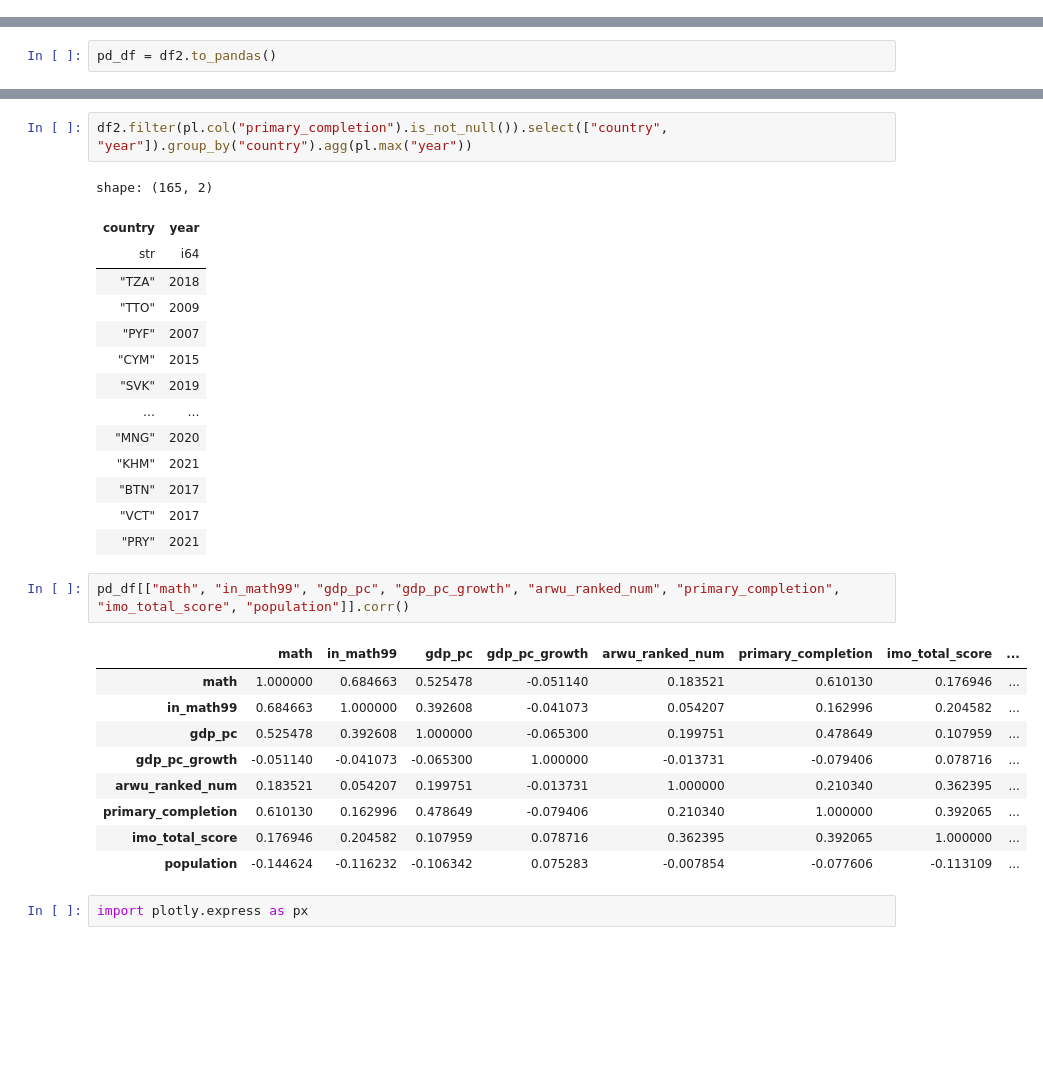
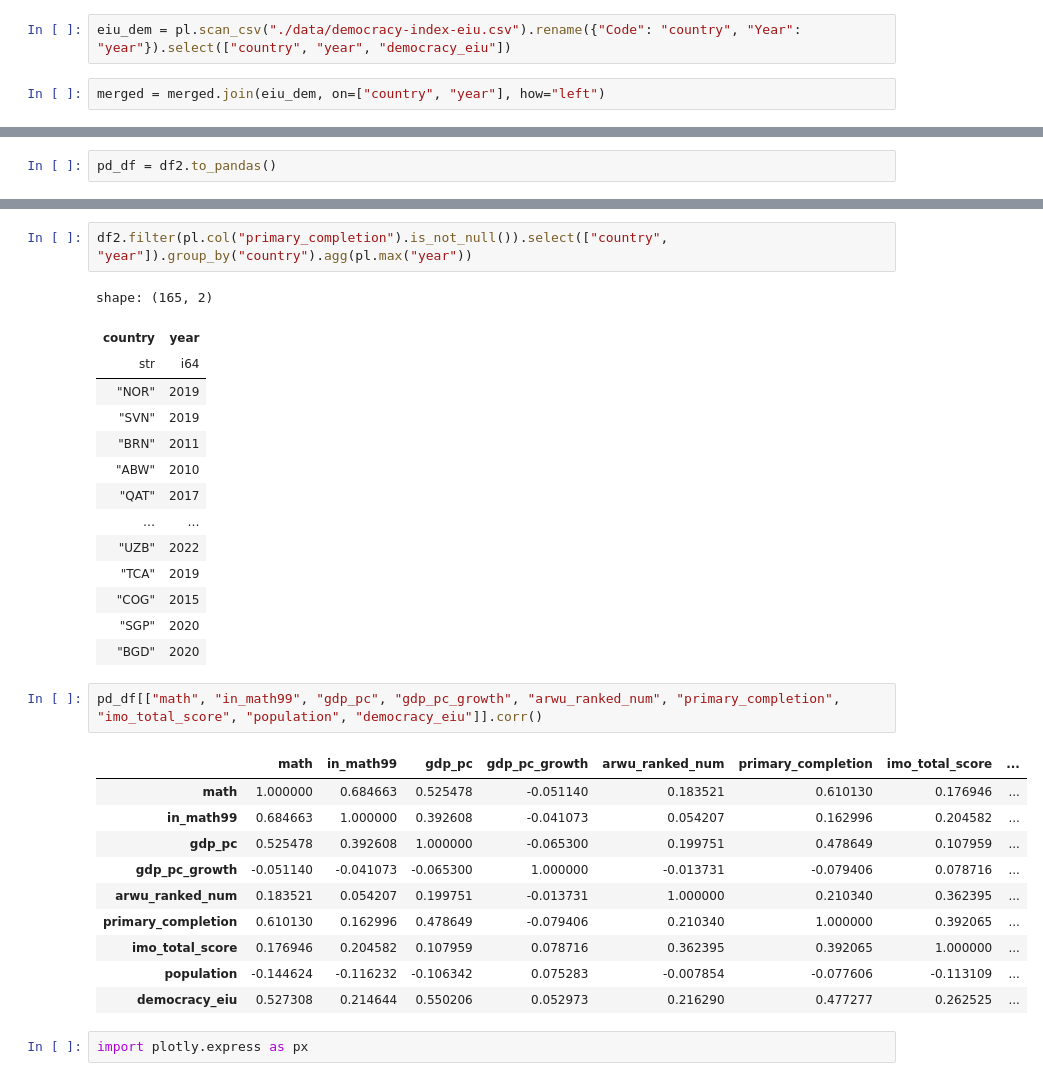
Before and after one commit to jamesxu123/econ442, a Jupyter notebook: old_explore.ipynb, the cells around one changed output, grey strips where cells are left out. Drawn from its saved outputs; the diff is of its cells as text; blank space fills up the shorter version.

```diff
--- a/old_explore.ipynb
+++ b/old_explore.ipynb
@@ -41,6 +41,10 @@ merged = merged.join(q, on=["country", "year"], how="left").with_columns(pl.col(
 imo_df = pl.scan_parquet("./data/imo_00_23.parquet").select(["code", "total", "year"]).rename({"code": "country", "total": "imo_total_score"})
 # %%
 merged = merged.join(imo_df, on=["country", "year"], how="left").with_columns(pl.col("imo_total_score").fill_null(0))
+# %%
+eiu_dem = pl.scan_csv("./data/democracy-index-eiu.csv").rename({"Code": "country", "Year": "year"}).select(["country", "year", "democracy_eiu"])
+# %%
+merged = merged.join(eiu_dem, on=["country", "year"], how="left")
 # %%
 df2 = merged.collect()
 # %%
@@ -117,29 +121,30 @@ df2.filter(pl.col("primary_completion").is_not_null()).select(["country", "year"
 shape: (165, 2)
 | country | year |
 | str | i64 |
-| "TZA" | 2018 |
-| "TTO" | 2009 |
-| "PYF" | 2007 |
-| "CYM" | 2015 |
-| "SVK" | 2019 |
+| "NOR" | 2019 |
+| "SVN" | 2019 |
+| "BRN" | 2011 |
+| "ABW" | 2010 |
+| "QAT" | 2017 |
 | … | … |
-| "MNG" | 2020 |
-| "KHM" | 2021 |
-| "BTN" | 2017 |
-| "VCT" | 2017 |
-| "PRY" | 2021 |
+| "UZB" | 2022 |
+| "TCA" | 2019 |
+| "COG" | 2015 |
+| "SGP" | 2020 |
+| "BGD" | 2020 |
 # %%
-pd_df[["math", "in_math99", "gdp_pc", "gdp_pc_growth", "arwu_ranked_num", "primary_completion", "imo_total_score", "population"]].corr()
+pd_df[["math", "in_math99", "gdp_pc", "gdp_pc_growth", "arwu_ranked_num", "primary_completion", "imo_total_score", "population", "democracy_eiu"]].corr()
 # %% [output]
 |  | math | in_math99 | gdp_pc | gdp_pc_growth | arwu_ranked_num | primary_completion | imo_total_score | ... |
 | math | 1.000000 | 0.684663 | 0.525478 | -0.051140 | 0.183521 | 0.610130 | 0.176946 | ... |
 | in_math99 | 0.684663 | 1.000000 | 0.392608 | -0.041073 | 0.054207 | 0.162996 | 0.204582 | ... |
 | gdp_pc | 0.525478 | 0.392608 | 1.000000 | -0.065300 | 0.199751 | 0.478649 | 0.107959 | ... |
 | gdp_pc_growth | -0.051140 | -0.041073 | -0.065300 | 1.000000 | -0.013731 | -0.079406 | 0.078716 | ... |
 | arwu_ranked_num | 0.183521 | 0.054207 | 0.199751 | -0.013731 | 1.000000 | 0.210340 | 0.362395 | ... |
 | primary_completion | 0.610130 | 0.162996 | 0.478649 | -0.079406 | 0.210340 | 1.000000 | 0.392065 | ... |
 | imo_total_score | 0.176946 | 0.204582 | 0.107959 | 0.078716 | 0.362395 | 0.392065 | 1.000000 | ... |
 | population | -0.144624 | -0.116232 | -0.106342 | 0.075283 | -0.007854 | -0.077606 | -0.113109 | ... |
+| democracy_eiu | 0.527308 | 0.214644 | 0.550206 | 0.052973 | 0.216290 | 0.477277 | 0.262525 | ... |
 # %%
 import plotly.express as px
 # %%
```
Also changed, not shown: parts of 11 cells of this notebook, 9 other files.
